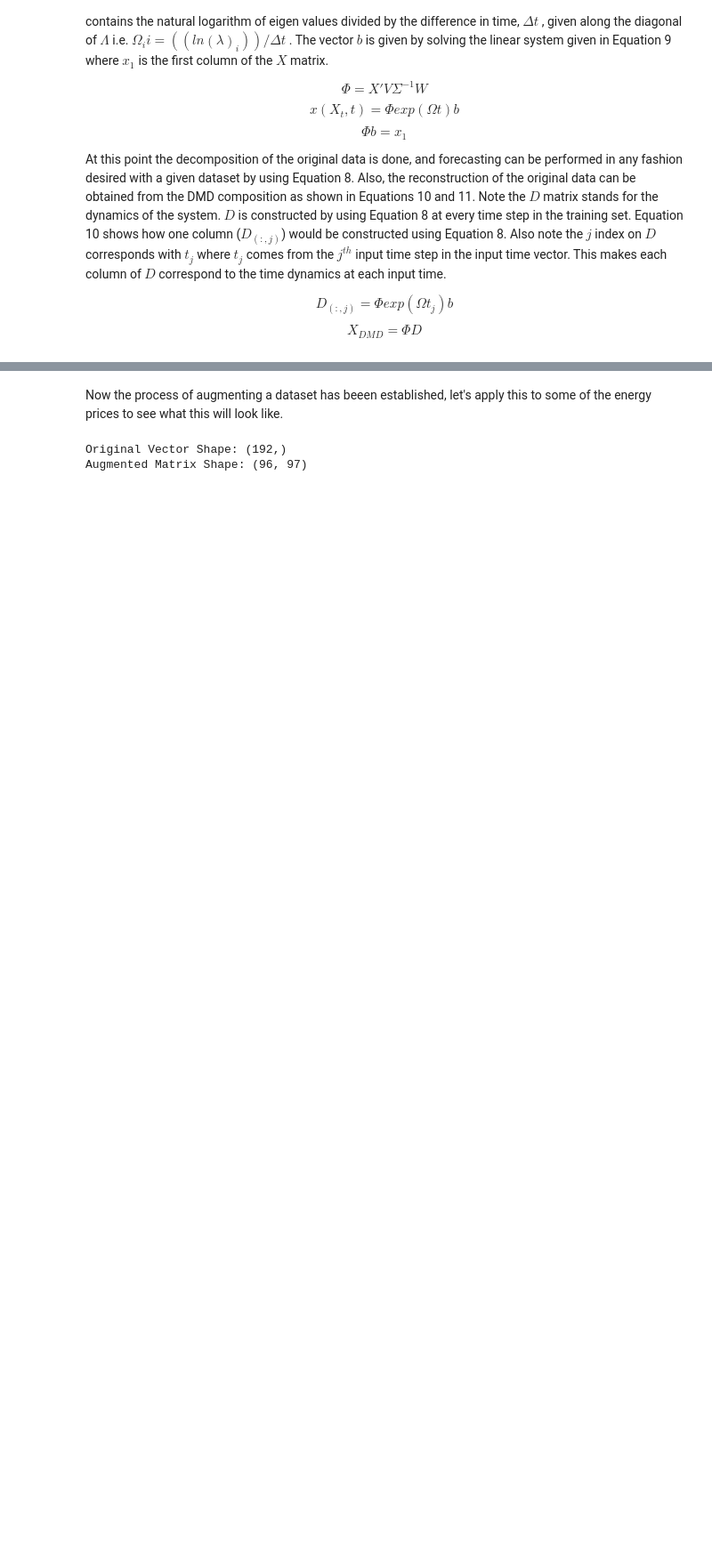
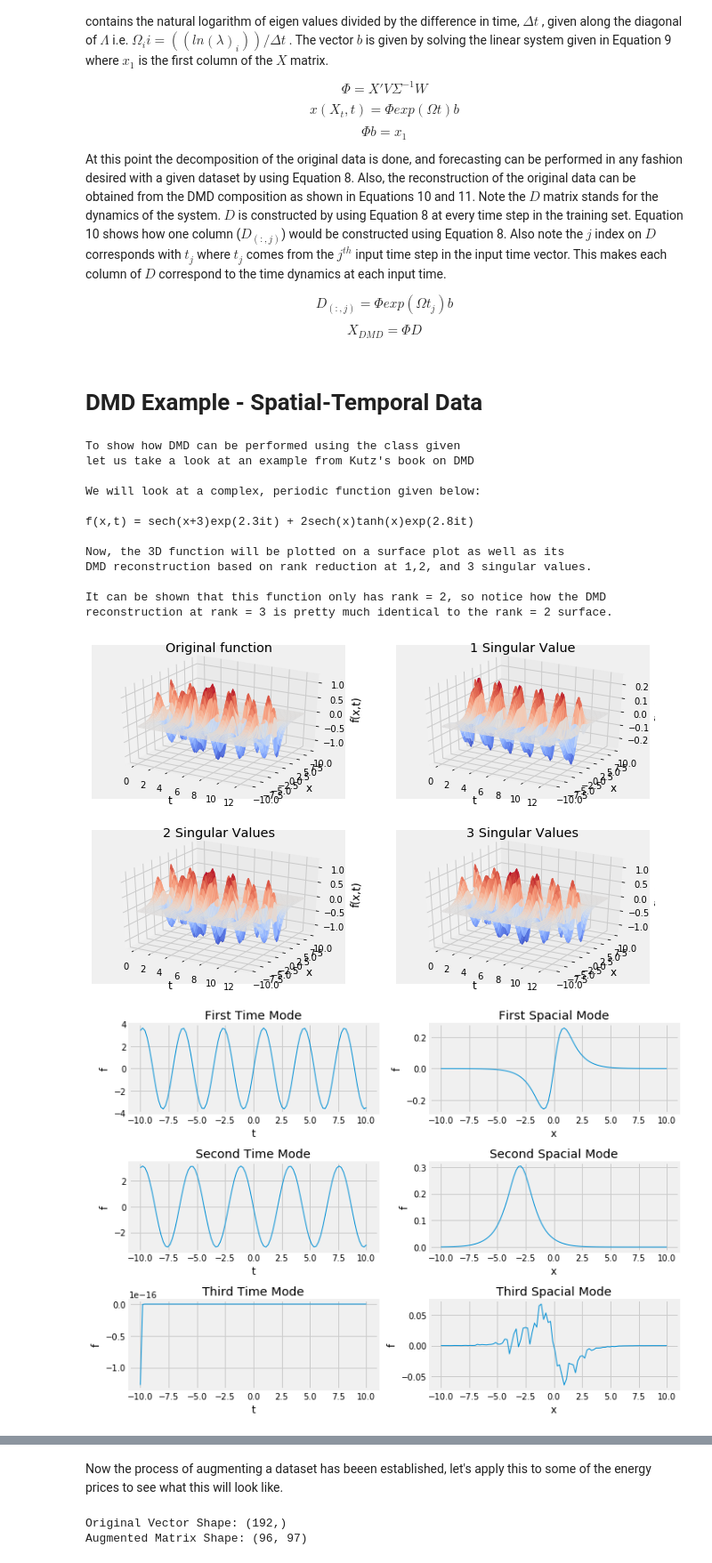
Before and after one commit to celmore25/portfolio, a Jupyter notebook: Notebooks/machine_learning/DMD_Energy_Prices.ipynb, the cells around one changed output, grey strips where cells are left out. Shown at 89% size. Drawn from its saved outputs; the diff is of its cells as text; code cells hidden in the pictures; blank space fills up the shorter version.

```diff
--- a/Notebooks/machine_learning/DMD_Energy_Prices.ipynb
+++ b/Notebooks/machine_learning/DMD_Energy_Prices.ipynb
@@ -94,4 +105,24 @@ At this point the decomposition of the original data is done, and forecasting ca
 
 $$D_{(:,j)}= \Phi exp⁡(\Omega t_j )b$$
 $$X_{DMD}=\Phi D$$
+# %% [markdown]
+# DMD Example - Spatial-Temporal Data
+# %%
+dmd.examples.kutz()
+plt.show()
+# %% [output]
+To show how DMD can be performed using the class given
+let us take a look at an example from Kutz's book on DMD
+
+We will look at a complex, periodic function given below:
+
+f(x,t) = sech(x+3)exp(2.3it) + 2sech(x)tanh(x)exp(2.8it)
+
+Now, the 3D function will be plotted on a surface plot as well as its
+DMD reconstruction based on rank reduction at 1,2, and 3 singular values.
+
+It can be shown that this function only has rank = 2, so notice how the DMD
+reconstruction at rank = 3 is pretty much identical to the rank = 2 surface.
+[figure, added]
+[figure, added]
 # %% [markdown]
```
Also changed, not shown: parts of 30 cells of this notebook, 2 other files.
